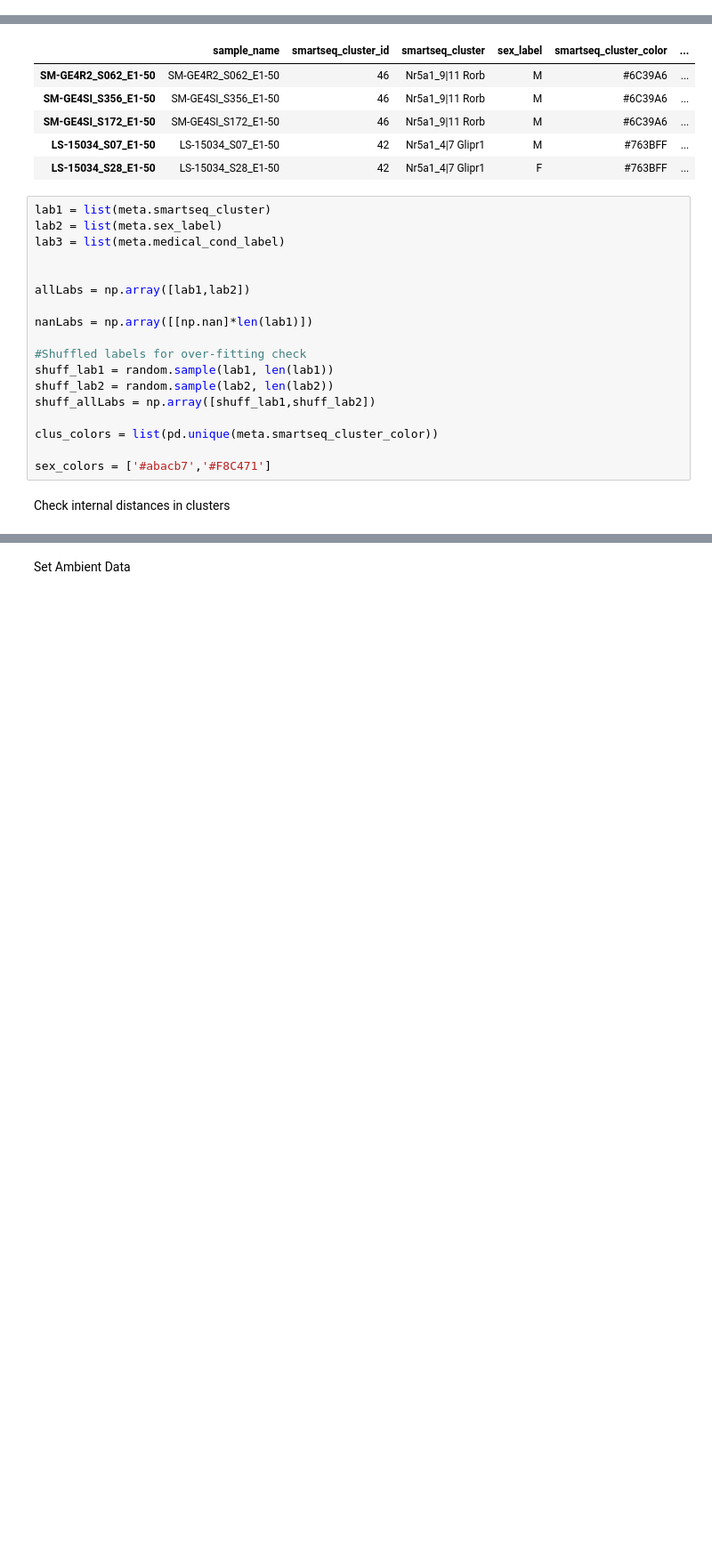
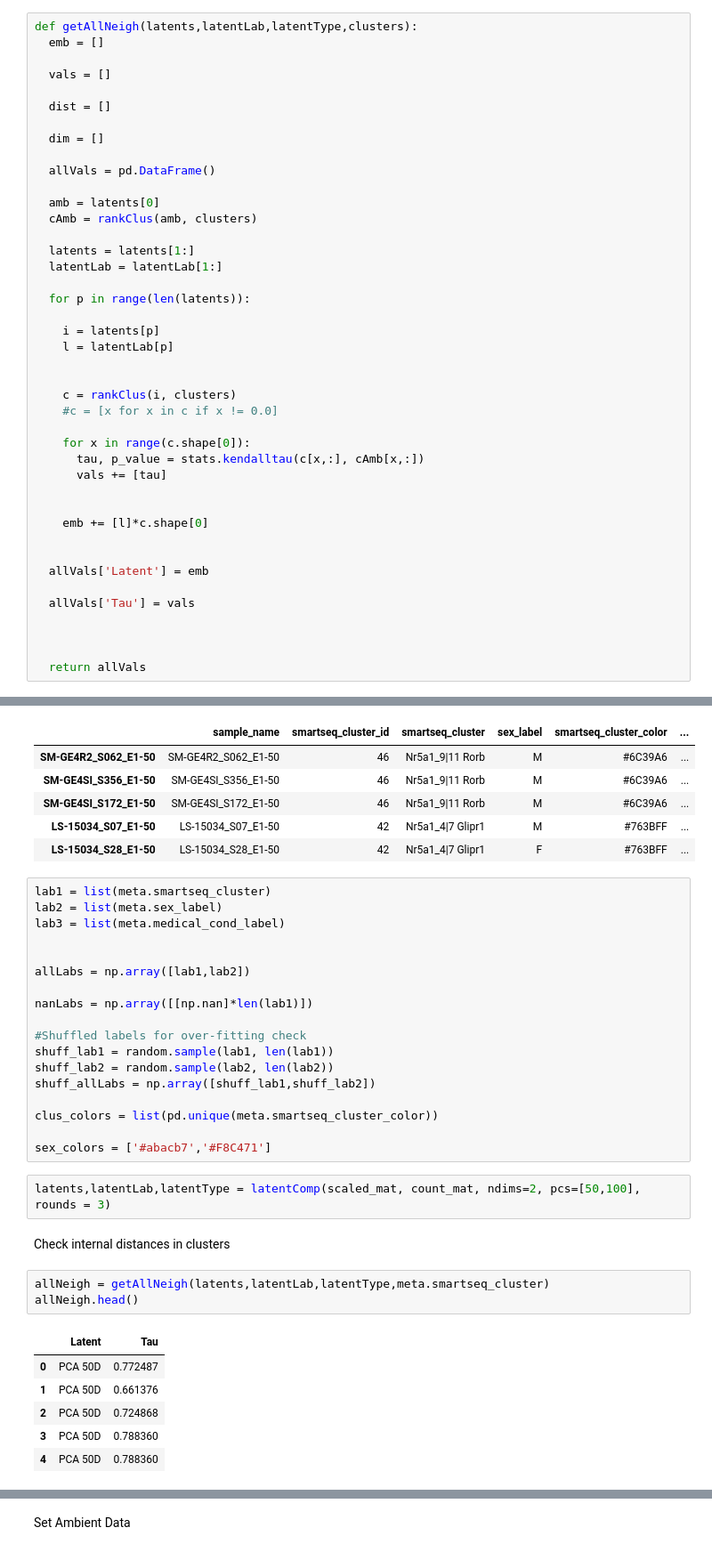
Before and after one commit to pachterlab/CBP_2021, a Jupyter notebook: notebooks/allInterIntraDistortions.ipynb, the cells around one changed output, grey strips where cells are left out. Shown at 89% size. Drawn from its saved outputs; the diff is of its cells as text; blank space fills up the shorter version.

```diff
--- a/notebooks/allInterIntraDistortions.ipynb
+++ b/notebooks/allInterIntraDistortions.ipynb
@@ -324,0 +352,42 @@ def plotAmb(allVals):
+# %%
+def getAllNeigh(latents,latentLab,latentType,clusters):
+  emb = []
+
+  vals = []
+
+  dist = []
+
+  dim = []
+
+  allVals = pd.DataFrame()
+
+  amb = latents[0]
+  cAmb = rankClus(amb, clusters)
+
+  latents = latents[1:]
+  latentLab = latentLab[1:]
+
+  for p in range(len(latents)):
+
+    i = latents[p]
+    l = latentLab[p]
+
+
+    c = rankClus(i, clusters)
+    #c = [x for x in c if x != 0.0]
+
+    for x in range(c.shape[0]):
+      tau, p_value = stats.kendalltau(c[x,:], cAmb[x,:])
+      vals += [tau]
+
+
+    emb += [l]*c.shape[0]
+
+
+  allVals['Latent'] = emb
+
+  allVals['Tau'] = vals
+
+
+
+  return allVals
@@ -360,5 +476,17 @@ shuff_allLabs = np.array([shuff_lab1,shuff_lab2])
 clus_colors = list(pd.unique(meta.smartseq_cluster_color))
 
 sex_colors = ['#abacb7','#F8C471']
+# %%
+latents,latentLab,latentType = latentComp(scaled_mat, count_mat, ndims=2, pcs=[50,100], rounds = 3)
 # %% [markdown]
 Check internal distances in clusters
+# %%
+allNeigh = getAllNeigh(latents,latentLab,latentType,meta.smartseq_cluster)
+allNeigh.head()
+# %% [output]
+|  | Latent | Tau |
+| 0 | PCA 50D | 0.772487 |
+| 1 | PCA 50D | 0.661376 |
+| 2 | PCA 50D | 0.724868 |
+| 3 | PCA 50D | 0.788360 |
+| 4 | PCA 50D | 0.788360 |
```
Also changed, not shown: parts of 15 cells of this notebook.
